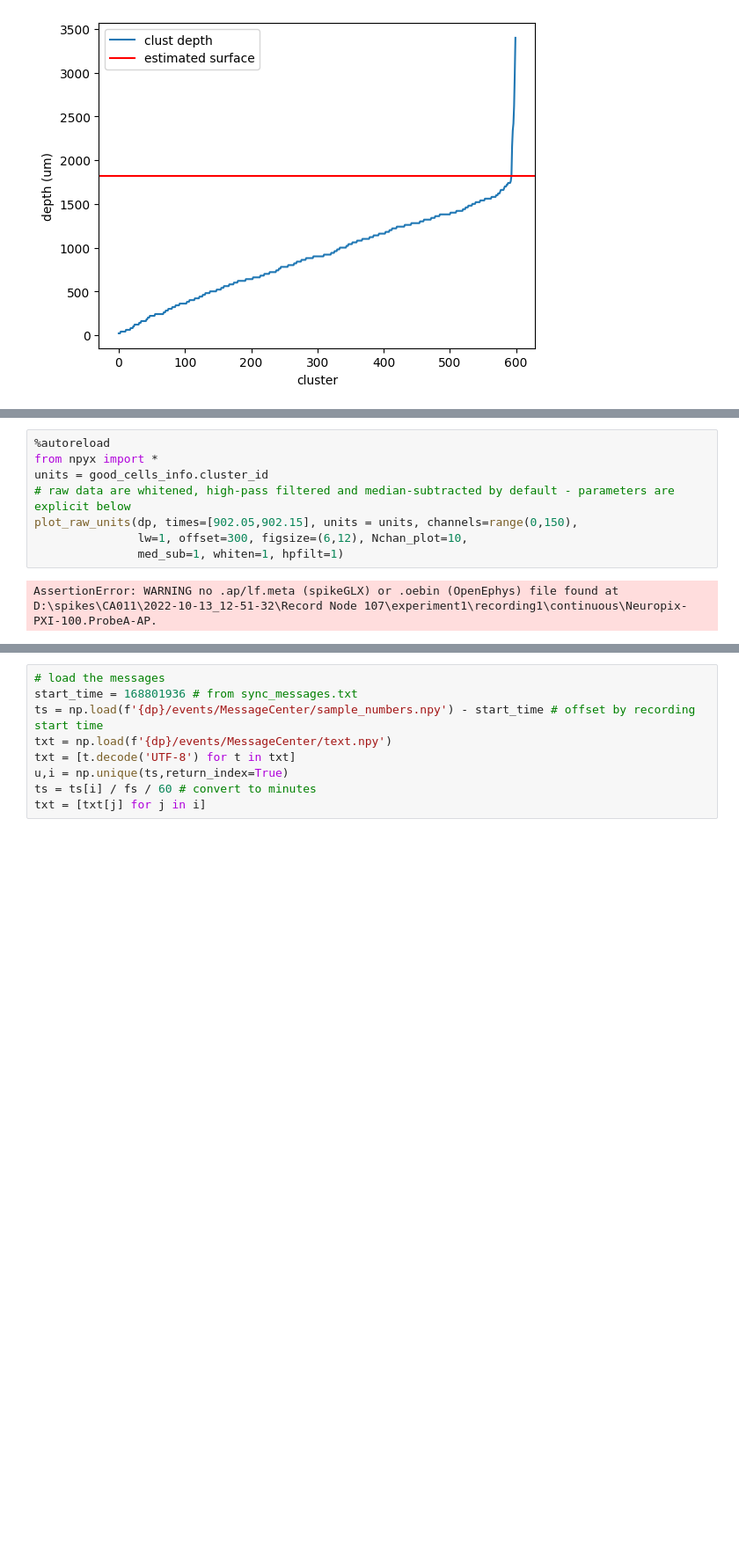
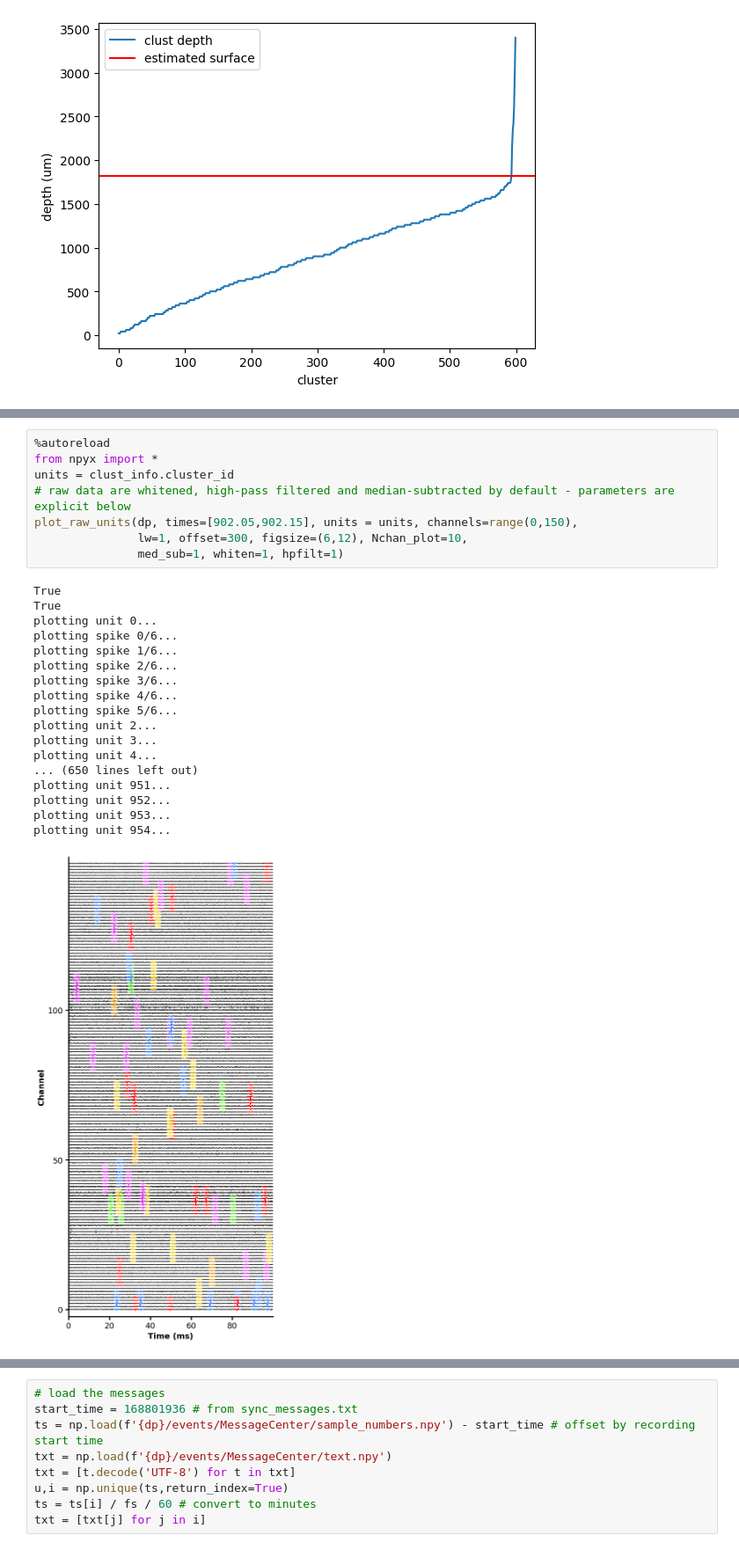
Before and after one commit to chris-angeloni/mpfc-pilot, a Jupyter notebook: spike_analysis.ipynb, the cells around one changed output, grey strips where cells are left out. Shown at 88% size. Cells and saved outputs as stored; diff of their text form; blank space fills up the shorter version.

Commit message:
updates do spike_analysis

```diff
--- a/spike_analysis.ipynb
+++ b/spike_analysis.ipynb
@@ -41,10 +52,27 @@ spks = [s/fs/60 for s in spks]
 # %%
 %autoreload
 from npyx import *
-units = good_cells_info.cluster_id
+units = clust_info.cluster_id
 # raw data are whitened, high-pass filtered and median-subtracted by default - parameters are explicit below
 plot_raw_units(dp, times=[902.05,902.15], units = units, channels=range(0,150),
                lw=1, offset=300, figsize=(6,12), Nchan_plot=10,
                med_sub=1, whiten=1, hpfilt=1)
 # %% [output]
-AssertionError: WARNING no .ap/lf.meta (spikeGLX) or .oebin (OpenEphys) file found at D:\spikes\CA011\2022-10-13_12-51-32\Record Node 107\experiment1\recording1\continuous\Neuropix-PXI-100.ProbeA-AP.
+True
+True
+plotting unit 0...
+plotting spike 0/6...
+plotting spike 1/6...
+plotting spike 2/6...
+plotting spike 3/6...
+plotting spike 4/6...
+plotting spike 5/6...
+plotting unit 2...
+plotting unit 3...
+plotting unit 4...
+... (650 lines left out)
+plotting unit 951...
+plotting unit 952...
+plotting unit 953...
+plotting unit 954...
+[figure, added]
```
Also changed, not shown: parts of 5 cells of this notebook.
